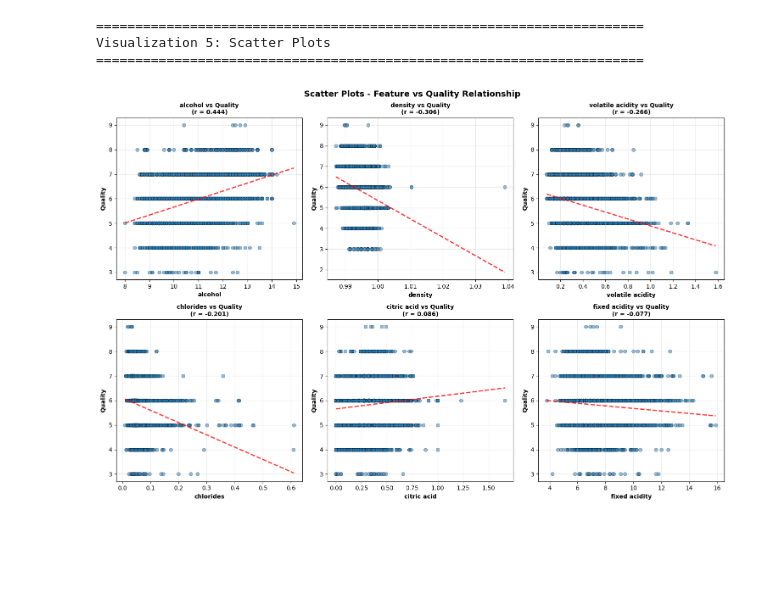
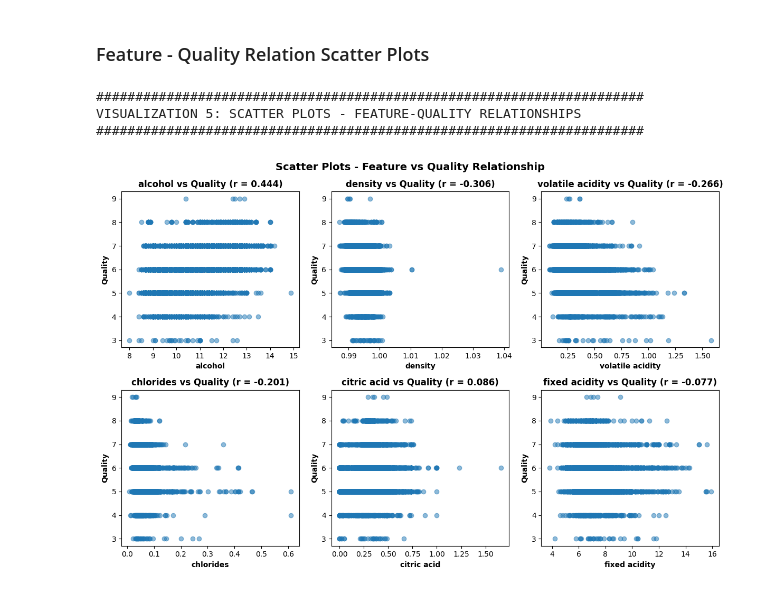
Before and after one commit to iaminaadhikari/Wine_Quality_Prediction, a Jupyter notebook: 23049014 Ina Adhikari.ipynb, the cells around one changed output. Saved outputs shown, nothing was run; the diff lists cells and outputs as text; code cells hidden in the pictures; blank space fills up the shorter version.

```diff
--- a/23049014 Ina Adhikari.ipynb
+++ b/23049014 Ina Adhikari.ipynb
@@ -170,22 +159,18 @@ Top Features Correlated with Quality:
 # %%
-# ============================================================================
-# 5. VISUALIZATION 3: HISTOGRAMS - FEATURE DISTRIBUTIONS
-# ============================================================================
-print("\n" + "="*70)
-print("Visualization 3: Histograms")
-print("="*70)
+print("\n" + "#"*70)
+print("VISUALIZATION 3: FEATURE DISTRIBUTION HISTOGRAMS")
+print("#"*70)
+
 numerical_cols = df.select_dtypes(include=[np.number]).columns.drop('quality')
 
-fig, axes = plt.subplots(3, 4, figsize=(16, 10))
+fig, axes = plt.subplots(3, 4, figsize=(14, 9))
 axes = axes.flatten()
 
 for idx, col in enumerate(numerical_cols):
-    axes[idx].hist(df[col], bins=30, color='steelblue',
-                   edgecolor='black', alpha=0.7)
-    axes[idx].set_title(col, fontsize=10, fontweight='bold')
+    axes[idx].hist(df[col], bins=30, color='steelblue')
+    axes[idx].set_title(col, fontweight='bold')
     axes[idx].set_xlabel('Value', fontsize=9)
     axes[idx].set_ylabel('Frequency', fontsize=9)
-    axes[idx].grid(axis='y', alpha=0.3)
 
 # Hide empty subplot
 axes[-1].axis('off')
@@ -232,40 +212,31 @@ Visualization 4: Boxplots
+# %% [markdown]
+### Feature - Quality Relation Scatter Plots
 # %%
-# ============================================================================
-# 7. VISUALIZATION 5: SCATTER PLOTS - FEATURES VS QUALITY
-# ============================================================================
-print("\n" + "="*70)
-print("Visualization 5: Scatter Plots")
-print("="*70)
-# Select top 6 features most correlated with quality for visualization
-quality_corr = correlation_matrix['quality'].drop('quality').abs().sort_values(ascending=False)
-top_features = quality_corr.head(6).index
+print("\n" + "#"*70)
+print("VISUALIZATION 5: SCATTER PLOTS - FEATURE-QUALITY RELATIONSHIPS")
+print("#"*70)
+# Selects top 6 features most correlated with quality for visualization
+quality_corr_abs = correlation_matrix['quality'].drop('quality').abs().sort_values(ascending=False)
+top_features = quality_corr_abs.head(6).index
 
-fig, axes = plt.subplots(2, 3, figsize=(15, 10))
+fig, axes = plt.subplots(2, 3, figsize=(12, 8))
 axes = axes.flatten()
 
 for idx, feature in enumerate(top_features):
-    axes[idx].scatter(df[feature], df['quality'], alpha=0.5,
-                     edgecolors='black', linewidth=0.5)
+    axes[idx].scatter(df[feature], df['quality'], alpha=0.5)
 
-    # Add trend line
-    z = np.polyfit(df[feature], df['quality'], 1)
-    p = np.poly1d(z)
-    x_trend = np.linspace(df[feature].min(), df[feature].max(), 100)
-    axes[idx].plot(x_trend, p(x_trend), "r--", linewidth=2, alpha=0.8)
-
+    # Calculates Pearson correlation coefficient
     corr = df[feature].corr(df['quality'])
-    axes[idx].set_xlabel(feature, fontsize=10, fontweight='bold')
-    axes[idx].set_ylabel('Quality', fontsize=10, fontweight='bold')
-    axes[idx].set_title(f'{feature} vs Quality\n(r = {corr:.3f})',
-                       fontsize=10, fontweight='bold')
-    axes[idx].grid(alpha=0.3)
+    axes[idx].set_xlabel(feature, fontweight='bold')
+    axes[idx].set_ylabel('Quality', fontweight='bold')
+    axes[idx].set_title(f'{feature} vs Quality (r = {corr:.3f})', fontweight='bold')
 
 fig.suptitle('Scatter Plots - Feature vs Quality Relationship', fontsize=14, fontweight='bold')
 plt.tight_layout()
 plt.show()
 # %% [output]
-======================================================================
-Visualization 5: Scatter Plots
-======================================================================
+######################################################################
+VISUALIZATION 5: SCATTER PLOTS - FEATURE-QUALITY RELATIONSHIPS
+######################################################################
-[figure, old version]
+[figure, new version]
 # %%
```
Also changed, not shown: parts of 40 cells of this notebook.
